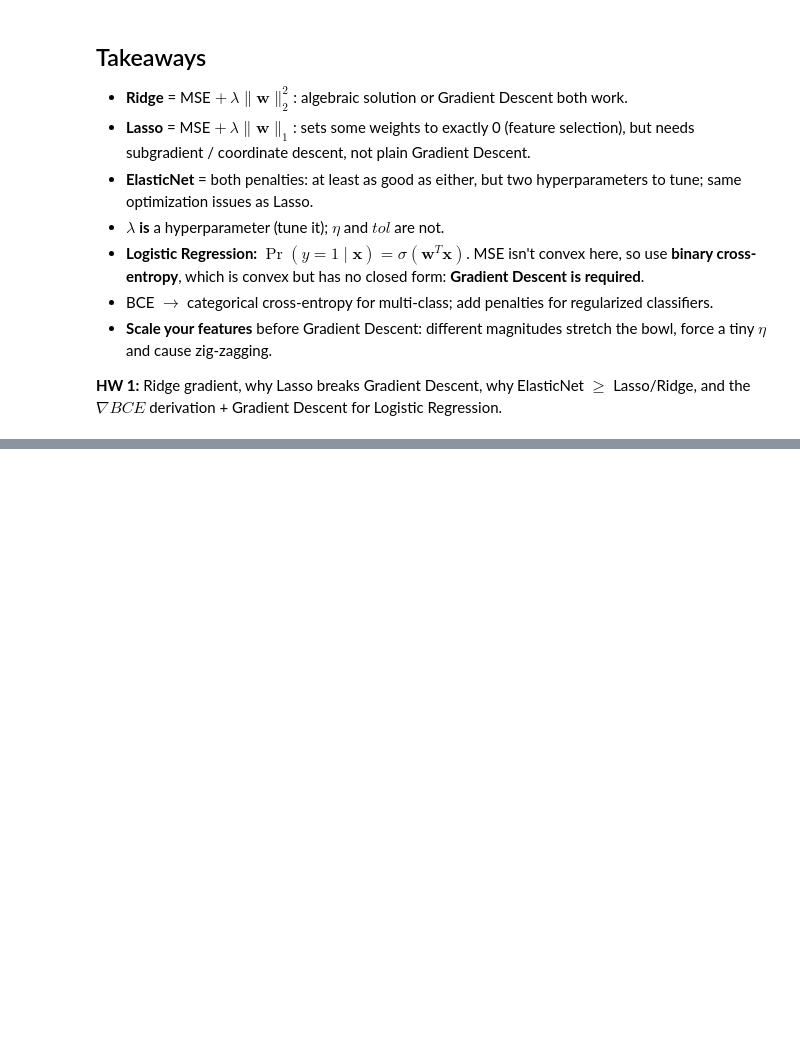
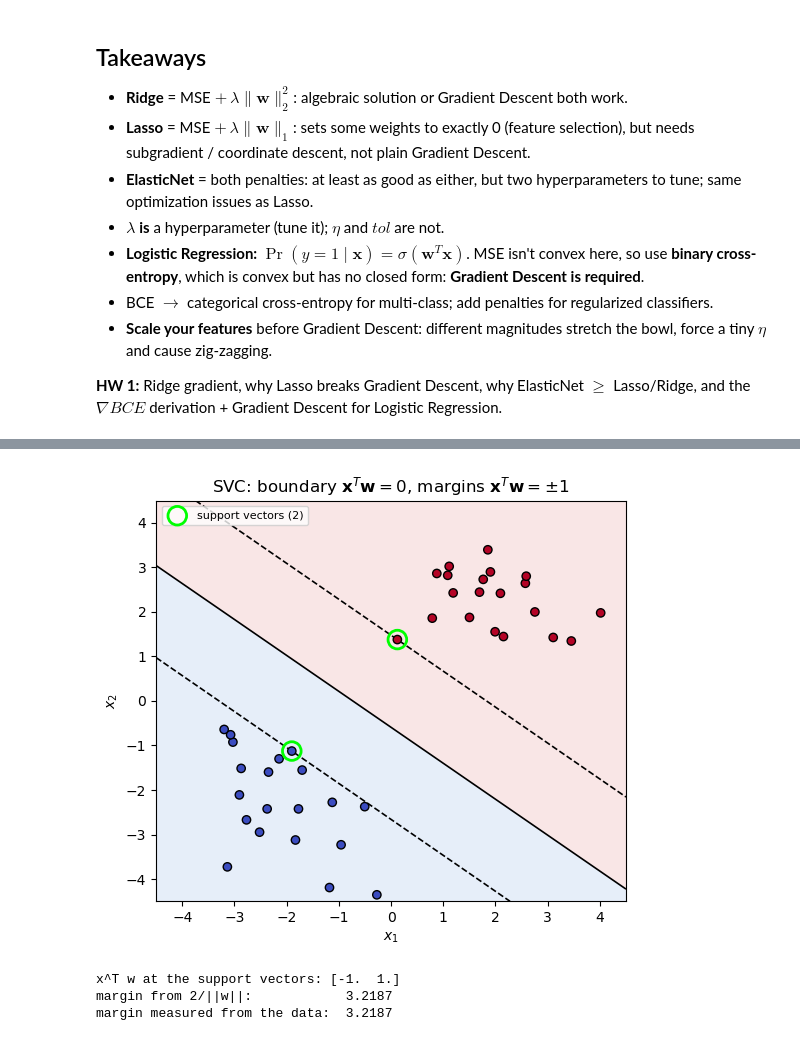
Before and after one commit to AdiRosenstock/STAT-362-Advanced-Machine-Learning, a Jupyter notebook: Notebook.ipynb, the cells around one changed output, grey strips where cells are left out. Drawn from its saved outputs; the diff is of its cells as text; code cells hidden in the pictures; blank space fills up the shorter version.

```diff
--- a/Notebook.ipynb
+++ b/Notebook.ipynb
@@ -635,0 +754,32 @@ $\nabla BCE$ derivation + Gradient Descent for Logistic Regression.
+# %%
+from sklearn.svm import SVC
+
+svc_hard = SVC(kernel="linear", C=1e6).fit(X_sv, y_sv01)   # huge C ~ hard margin (Section 14)
+w_svc, w0_svc = svc_hard.coef_[0], svc_hard.intercept_[0]
+
+def plot_svc(ax, model, X_, y_, title):
+    g1, g2 = np.meshgrid(np.linspace(-4.5, 4.5, 300), np.linspace(-4.5, 4.5, 300))
+    Z = model.decision_function(np.column_stack([g1.ravel(), g2.ravel()])).reshape(g1.shape)
+    ax.contourf(g1, g2, Z, levels=[-1e9, 0, 1e9], colors=["#d6e4f5", "#f5d6d6"], alpha=0.6)
+    ax.contour(g1, g2, Z, levels=[-1, 0, 1], colors="k", linestyles=["--", "-", "--"], linewidths=1.2)
+    ax.scatter(*X_.T, c=y_, cmap="coolwarm", edgecolor="k", zorder=3)
+    sv = model.support_vectors_
+    ax.scatter(*sv.T, s=180, facecolors="none", edgecolors="lime", linewidths=2, zorder=4,
+               label=f"support vectors ({len(sv)})")
+    ax.set_xlabel(r"$x_1$"); ax.set_ylabel(r"$x_2$"); ax.set_title(title); ax.legend(fontsize=8, loc="upper left")
+
+fig, ax = plt.subplots(figsize=(5.5, 5))
+plot_svc(ax, svc_hard, X_sv, y_sv01,
+         r"SVC: boundary $\mathbf{x}^T\mathbf{w}=0$, margins $\mathbf{x}^T\mathbf{w}=\pm1$")
+plt.tight_layout(); plt.show()
+
+sv_scores = svc_hard.decision_function(svc_hard.support_vectors_)
+print("x^T w at the support vectors:", sv_scores.round(3))
+print(f"margin from 2/||w||:            {2 / np.linalg.norm(w_svc):.4f}")
+gap = (X_sv @ w_svc + w0_svc) / np.linalg.norm(w_svc)       # signed distance to the boundary
+print(f"margin measured from the data:  {gap[y_sv01 == 1].min() - gap[y_sv01 == 0].max():.4f}")
+# %% [output]
+[figure, added]
+x^T w at the support vectors: [-1.  1.]
+margin from 2/||w||:            3.2187
+margin measured from the data:  3.2187
```
Also changed, not shown: parts of 18 cells of this notebook, 1 other file.
